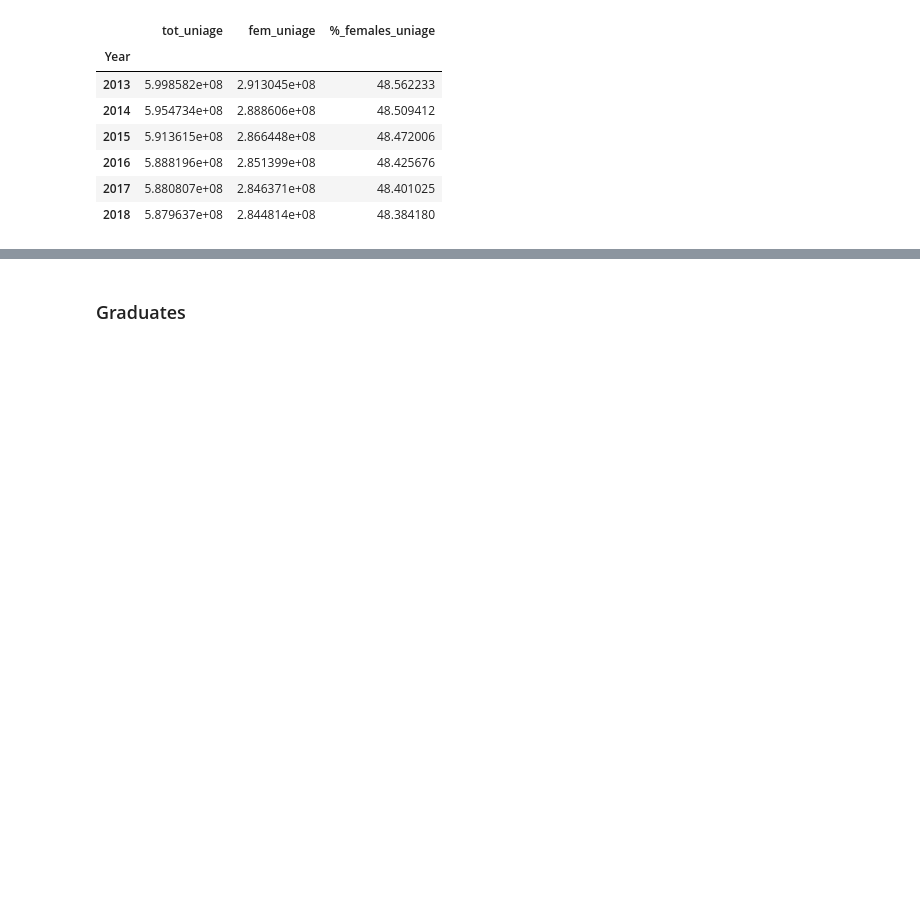
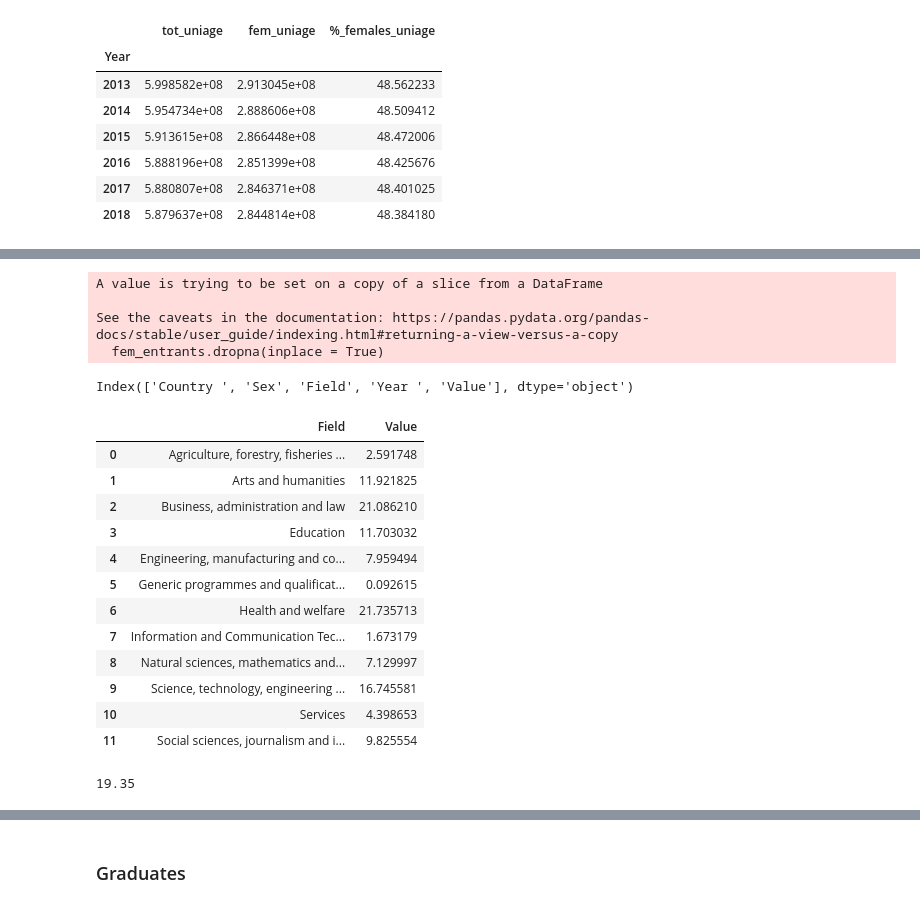
Before and after one commit to ta-data-bcn/Project-Week-5-Your-Own-Project, a Jupyter notebook: your-project/Data cleaning.ipynb, the cells around one changed output, grey strips where cells are left out. Cells and saved outputs as stored; diff of their text form; code cells hidden in the pictures; blank space fills up the shorter version.

```diff
--- a/your-project/Data cleaning.ipynb
+++ b/your-project/Data cleaning.ipynb
@@ -490,0 +495,5 @@ It seems that overall the % of females that are in the age of tertiary education
+# %%
+entrants = pd.read_csv('data/new_entrants_per_field.csv')
+# %%
+entrants = entrants[['Country ', 'Sex', 'Field',
+       'Year ','Value']]
@@ -490,0 +521,41 @@ It seems that overall the % of females that are in the age of tertiary education
+# %%
+# Separated by sex
+fem_entrants = entrants[entrants['Sex']=='Women']
+male_entrants = entrants[entrants['Sex']=='Men']
+# %%
+fem_entrants.dropna(inplace = True)
+# %% [output]
+A value is trying to be set on a copy of a slice from a DataFrame
+
+See the caveats in the documentation: https://pandas.pydata.org/pandas-docs/stable/user_guide/indexing.html#returning-a-view-versus-a-copy
+  fem_entrants.dropna(inplace = True)
+# %%
+fem_entrants.columns
+# %% [output]
+Index(['Country ', 'Sex', 'Field', 'Year ', 'Value'], dtype='object')
+# %%
+fem_percentage_field = fem_entrants.groupby('Field')['Value'].mean().reset_index()
+fem_percentage_field
+# %% [output]
+|  | Field | Value |
+| 0 | Agriculture, forestry, fisheries ... | 2.591748 |
+| 1 | Arts and humanities | 11.921825 |
+| 2 | Business, administration and law | 21.086210 |
+| 3 | Education | 11.703032 |
+| 4 | Engineering, manufacturing and co... | 7.959494 |
+| 5 | Generic programmes and qualificat... | 0.092615 |
+| 6 | Health and welfare | 21.735713 |
+| 7 | Information and Communication Tec... | 1.673179 |
+| 8 | Natural sciences, mathematics and... | 7.129997 |
+| 9 | Science, technology, engineering ... | 16.745581 |
+| 10 | Services | 4.398653 |
+| 11 | Social sciences, journalism and i... | 9.825554 |
+# %%
+STEM = round(fem_percentage_field['Value'].iloc[0]
+        +fem_percentage_field['Value'].iloc[4]
+        +fem_percentage_field['Value'].iloc[7]
+        +fem_percentage_field['Value'].iloc[8]
+       ,2)
+STEM
+# %% [output]
+19.35
```
Also changed, not shown: parts of 21 cells of this notebook, 3 other files.
